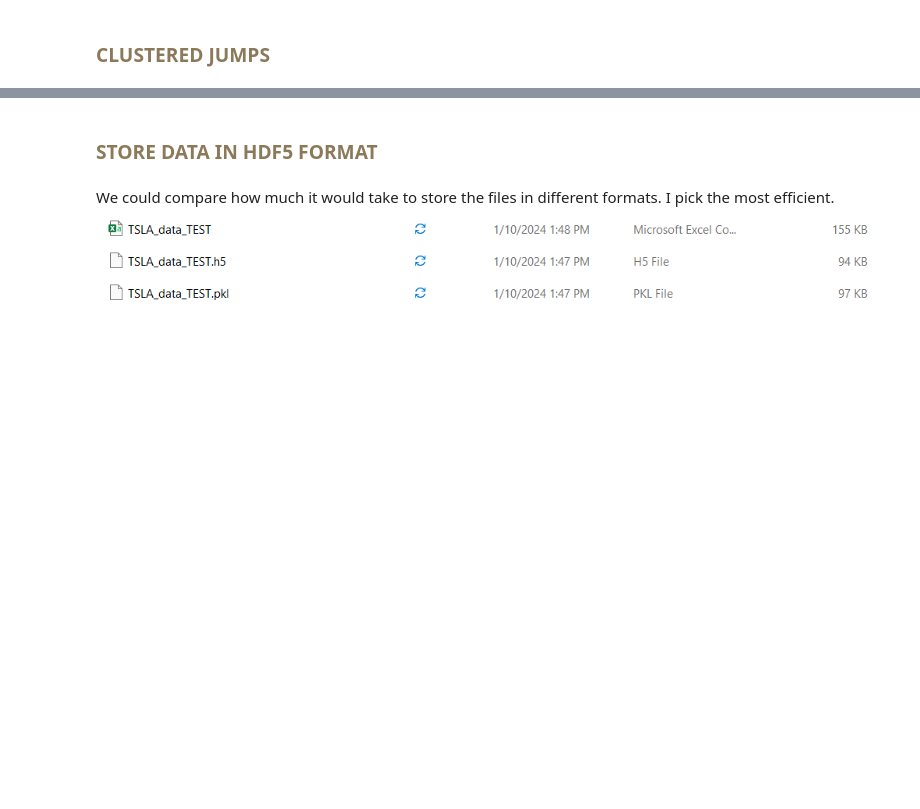
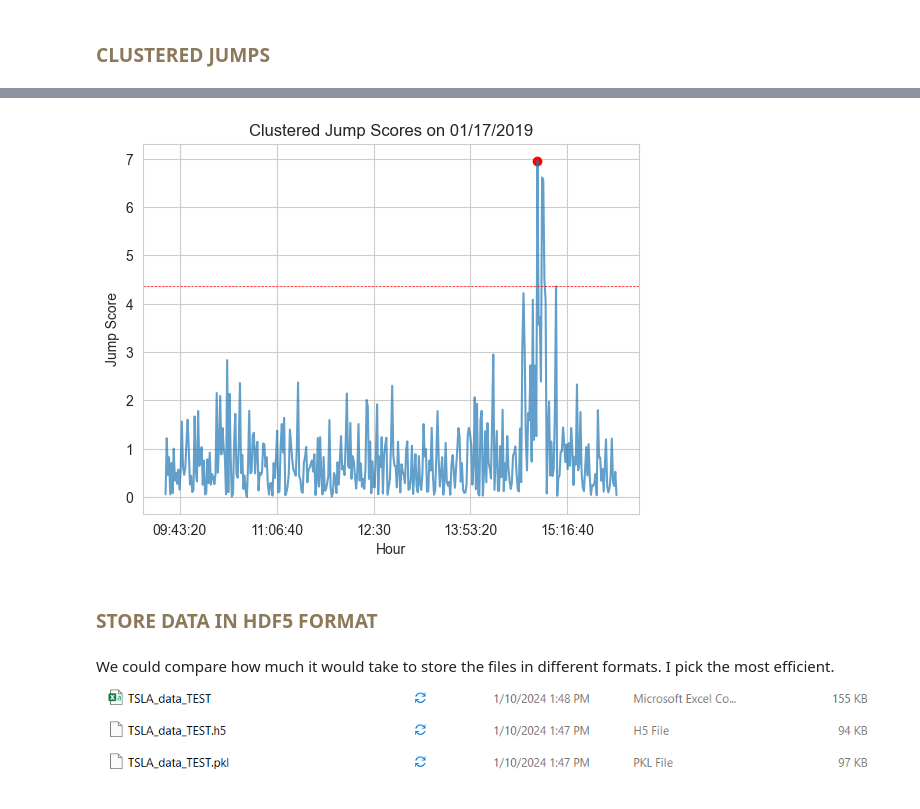
Before and after one commit to f-montenegro/ADIA-Exogenous-Information-in-HFT, a Jupyter notebook: L2_Execution/pipeline_example.ipynb, the cells around one changed output, grey strips where cells are left out. Cells and saved outputs as stored; diff of their text form; code cells hidden in the pictures; blank space fills up the shorter version.

```diff
--- a/L2_Execution/pipeline_example.ipynb
+++ b/L2_Execution/pipeline_example.ipynb
@@ -149,12 +338,14 @@ df_clustered_jumps
 # %%
-plot_date = 4
+plot_date = 3
 ax = abs(df_jump_score[list_dates_w_jumps[plot_date]]).plot(ylabel='Jump Score',
                                                             title=f'Clustered Jump Scores on {list_dates_w_jumps[plot_date]}', alpha=0.7)
 markers = [value if (value > 4.36) & (df_clustered_jumps[list_dates_w_jumps[plot_date]].iloc[index] == 1) \
            else np.nan for index, value in enumerate(abs(df_jump_score[list_dates_w_jumps[plot_date]]))]
 ax.scatter(df_jump_score.index, markers, color='r')
 ax.axhline(y=4.36, color='red', linestyle='--', lw=0.5, label='Threshold')
 plt.show()
+# %% [output]
+[figure, added]
 # %% [markdown]
 <H3 style="color:#8B7959">STORE DATA IN HDF5 FORMAT</H3>
 # %% [markdown]
```
Also changed, not shown: parts of 17 cells of this notebook, 1 other file.
